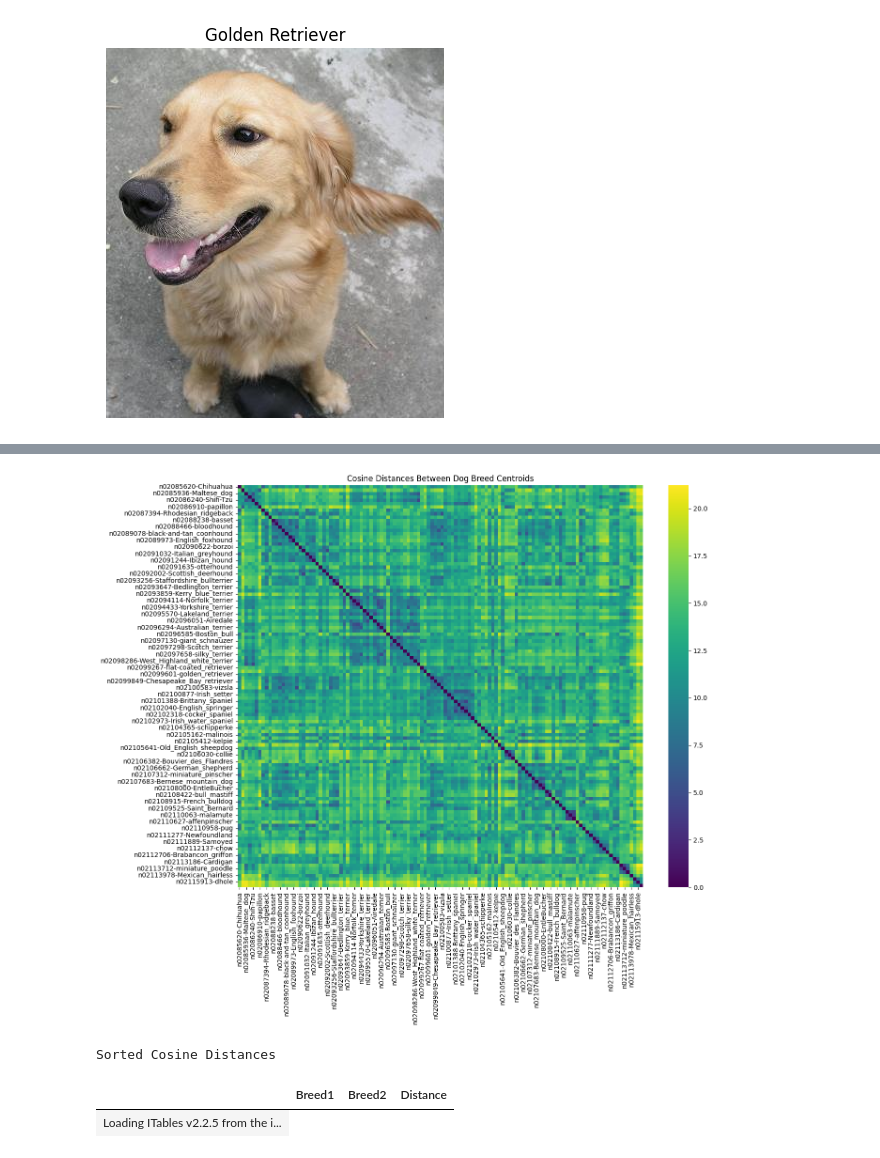
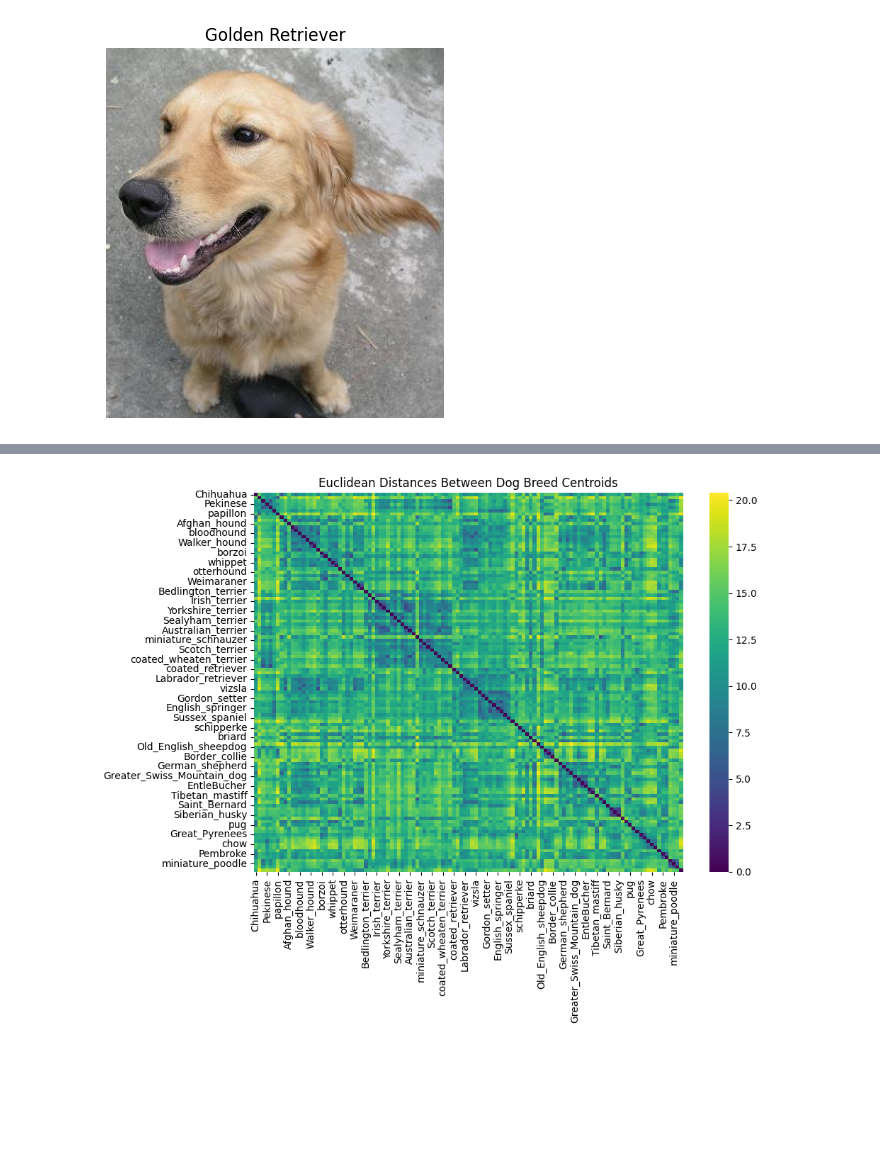
Before and after one commit to mattiaamartino/adversarial-attack-diffusion, a Jupyter notebook: prompt_tuning_attack/notebooks/dinov2_exploration.ipynb, the cells around one changed output, grey strips where cells are left out. Cells and saved outputs as stored; diff of their text form; code cells hidden in the pictures; blank space fills up the shorter version.

```diff
--- a/prompt_tuning_attack/notebooks/dinov2_exploration.ipynb
+++ b/prompt_tuning_attack/notebooks/dinov2_exploration.ipynb
@@ -62,15 +74,15 @@ breed_loader = DataLoader(breed_subset, batch_size=256, shuffle=False)
 # %%
-features = []
-labels = []
-for imgs, target in breed_loader:
+# features = []
+# labels = []
+# for imgs, target in breed_loader:
 
-    imgs, target = imgs.to(device), target.to(device)
+#     imgs, target = imgs.to(device), target.to(device)
 
-    feats = dinov2_model.predict(imgs)
+#     feats = dinov2_model.predict(imgs)
 
-    feats = feats[0].cpu()
-    features.append(feats)
-    labels.extend(target.cpu().numpy())
+#     feats = feats[0].cpu()
+#     features.append(feats)
+#     labels.extend(target.cpu().numpy())
 
-features = torch.cat(features, dim=0)
+# features = torch.cat(features, dim=0)
 # %%
@@ -143,11 +153,4 @@ KeyboardInterrupt:
 # %%
-import pandas as pd
-import numpy as np
-import matplotlib.pyplot as plt
-import seaborn as sns
-from sklearn.metrics.pairwise import cosine_distances, euclidean_distances
-from sklearn.decomposition import PCA
-
 # Convert features to numpy array
 features_np = features_avg.numpy()
 labels_np = np.array(labels)
@@ -171,10 +174,18 @@ cosine_dist = cosine_distances(centroids)
 euclidean_dist = euclidean_distances(centroids)
 
 # Create DataFrame for distances
+# Create DataFrame for Euclidean distances
 distance_df = pd.DataFrame(
     euclidean_dist,
-    index=[name.split('--')[-1] for name in class_names],
-    columns=[name.split('--')[-1] for name in class_names]
+    index=[name.split('-')[-1] for name in class_names],
+    columns=[name.split('-')[-1] for name in class_names]
+)
+
+# Create DataFrame for Cosine distances
+cosine_df = pd.DataFrame(
+    cosine_dist,
+    index=[name.split('-')[-1] for name in class_names],
+    columns=[name.split('-')[-1] for name in class_names]
 )
 
 # Apply PCA for visualization
@@ -190,27 +201,13 @@ pca_df = pd.DataFrame({
 })
 # %%
 # Display heatmap with subset selection if needed
-plt.figure(figsize=(14, 12))
+plt.figure(figsize=(10, 8))
 
 sns.heatmap(distance_df, cmap='viridis')
-plt.title('Cosine Distances Between Dog Breed Centroids')
+plt.title('Euclidean Distances Between Dog Breed Centroids')
 
 plt.xticks(rotation=90)
 plt.tight_layout()
 plt.show()
 # %% [output]
-[figure, old version]
+[figure, new version]
-# %%
-distance_df.values[np.tril_indices_from(distance_df)] = np.nan
-
-# Convert to long format and sort by distance
-sorted_distances = distance_df.stack().reset_index()
-sorted_distances.columns = ['Breed1', 'Breed2', 'Distance']
-sorted_distances = sorted_distances.sort_values(by='Distance')
-
-import ace_tools_open as tools
-tools.display_dataframe_to_user(name="Sorted Cosine Distances", dataframe=sorted_distances)
-# %% [output]
-Sorted Cosine Distances
-|  | Breed1 | Breed2 | Distance |
-| Loading ITables v2.2.5 from the i... |
```
Also changed, not shown: parts of 12 cells of this notebook.
